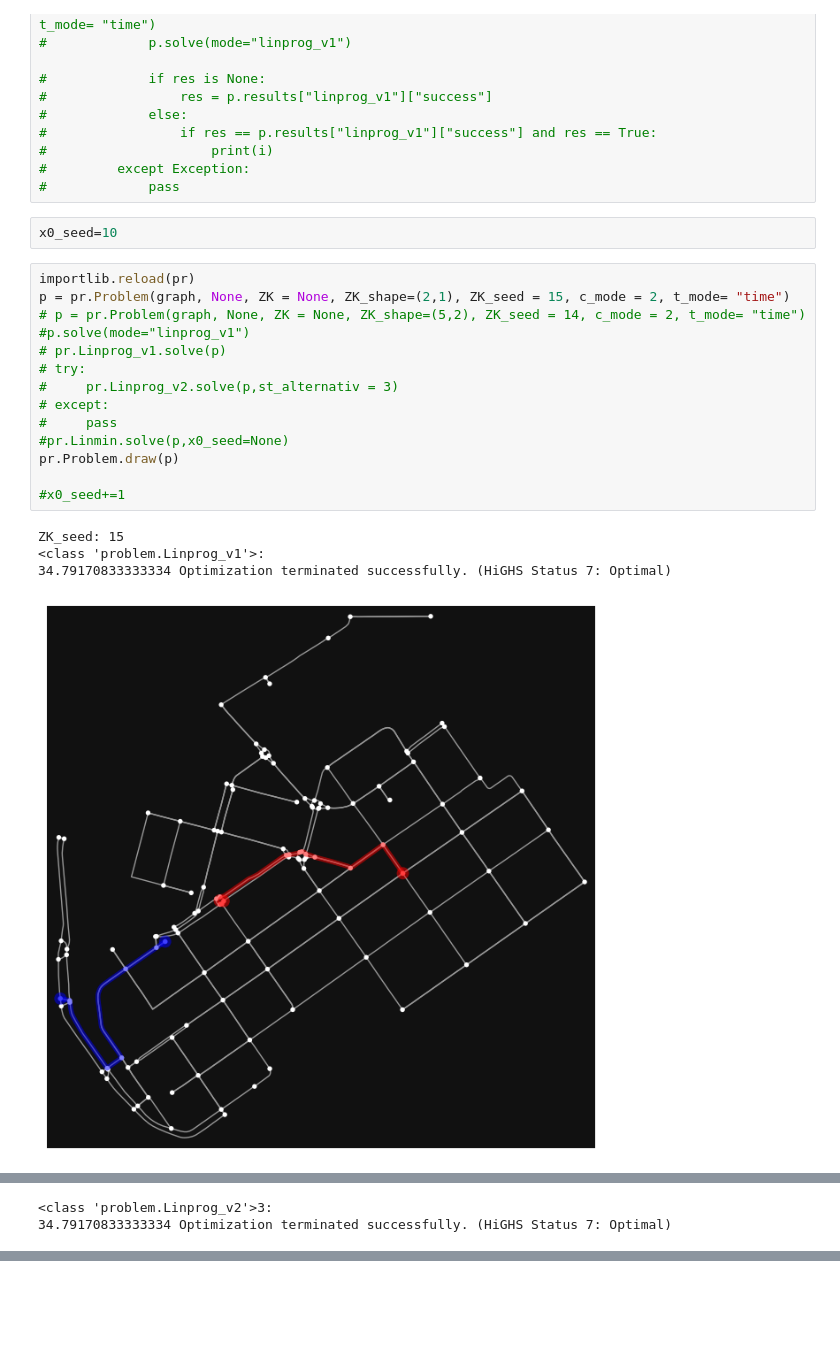
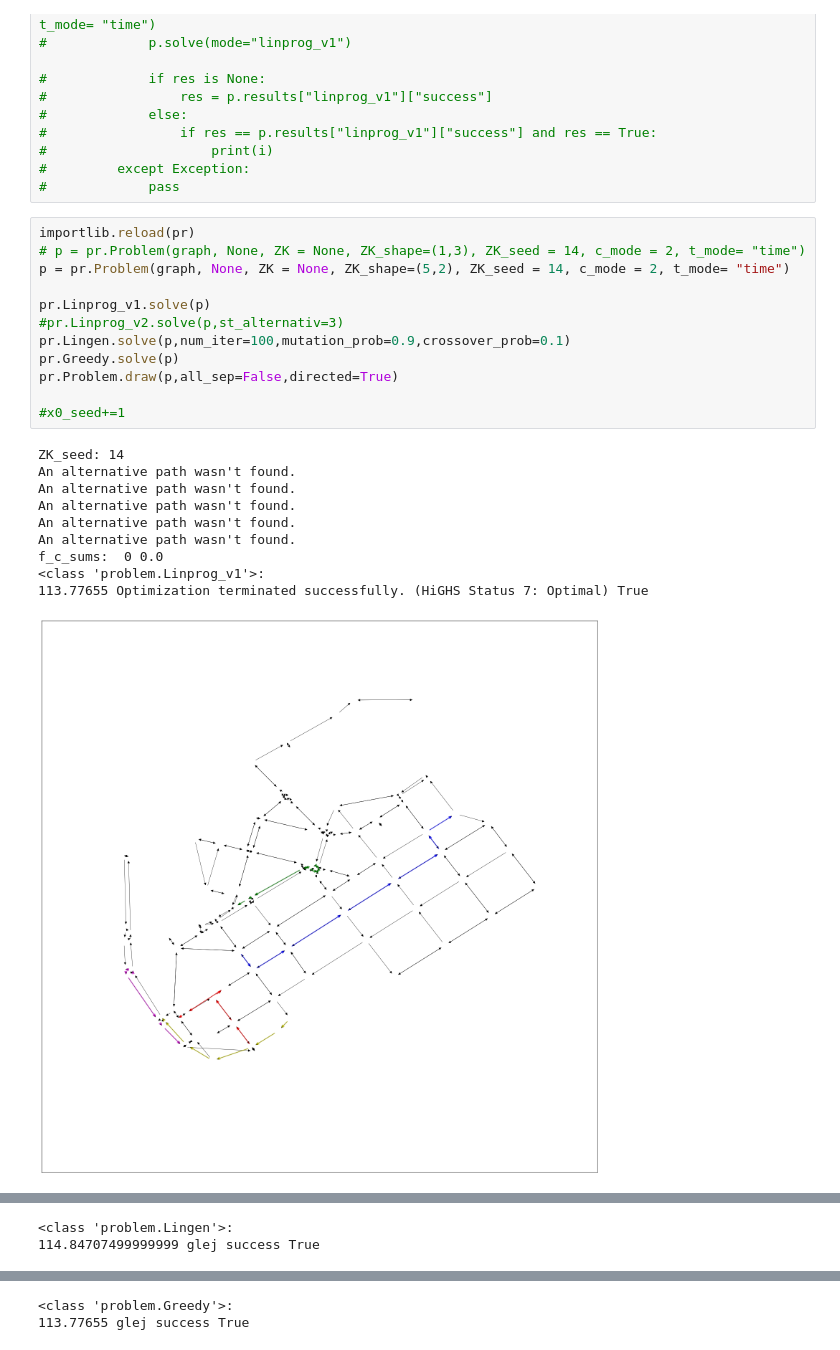
Before and after one commit to elgroselj/distributing_traffic, a Jupyter notebook: helsinki.ipynb, the cells around one changed output, grey strips where cells are left out. Saved outputs shown, nothing was run; the diff lists cells and outputs as text; blank space fills up the shorter version.

```diff
--- a/helsinki.ipynb
+++ b/helsinki.ipynb
@@ -188,24 +145,26 @@ NameError: name 'importlib' is not defined
 #                     print(i)
 #         except Exception:
 #             pass
-# %%
-x0_seed=10
 # %%
 importlib.reload(pr)
-p = pr.Problem(graph, None, ZK = None, ZK_shape=(2,1), ZK_seed = 15, c_mode = 2, t_mode= "time")
-# p = pr.Problem(graph, None, ZK = None, ZK_shape=(5,2), ZK_seed = 14, c_mode = 2, t_mode= "time")
-#p.solve(mode="linprog_v1")
-# pr.Linprog_v1.solve(p)
-# try:
-#     pr.Linprog_v2.solve(p,st_alternativ = 3)
-# except:
-#     pass
-#pr.Linmin.solve(p,x0_seed=None)
-pr.Problem.draw(p)
+# p = pr.Problem(graph, None, ZK = None, ZK_shape=(1,3), ZK_seed = 14, c_mode = 2, t_mode= "time")
+p = pr.Problem(graph, None, ZK = None, ZK_shape=(5,2), ZK_seed = 14, c_mode = 2, t_mode= "time")
+
+pr.Linprog_v1.solve(p)
+#pr.Linprog_v2.solve(p,st_alternativ=3)
+pr.Lingen.solve(p,num_iter=100,mutation_prob=0.9,crossover_prob=0.1)
+pr.Greedy.solve(p)
+pr.Problem.draw(p,all_sep=False,directed=True)
 
 #x0_seed+=1
 # %% [output]
-ZK_seed: 15
+ZK_seed: 14
+An alternative path wasn't found.
+An alternative path wasn't found.
+An alternative path wasn't found.
+An alternative path wasn't found.
+An alternative path wasn't found.
+f_c_sums:  0 0.0
 <class 'problem.Linprog_v1'>:
-34.79170833333334 Optimization terminated successfully. (HiGHS Status 7: Optimal)
+113.77655 Optimization terminated successfully. (HiGHS Status 7: Optimal) True
-[figure, old version]
+[figure, new version]
@@ -212,2 +172,2 @@ ZK_seed: 15
-<class 'problem.Linprog_v2'>3:
-34.79170833333334 Optimization terminated successfully. (HiGHS Status 7: Optimal)
+<class 'problem.Lingen'>:
+114.84707499999999 glej success True
@@ -214,0 +176,2 @@ ZK_seed: 15
+<class 'problem.Greedy'>:
+113.77655 glej success True
```
Also changed, not shown: parts of 18 cells of this notebook, 4 other files.
